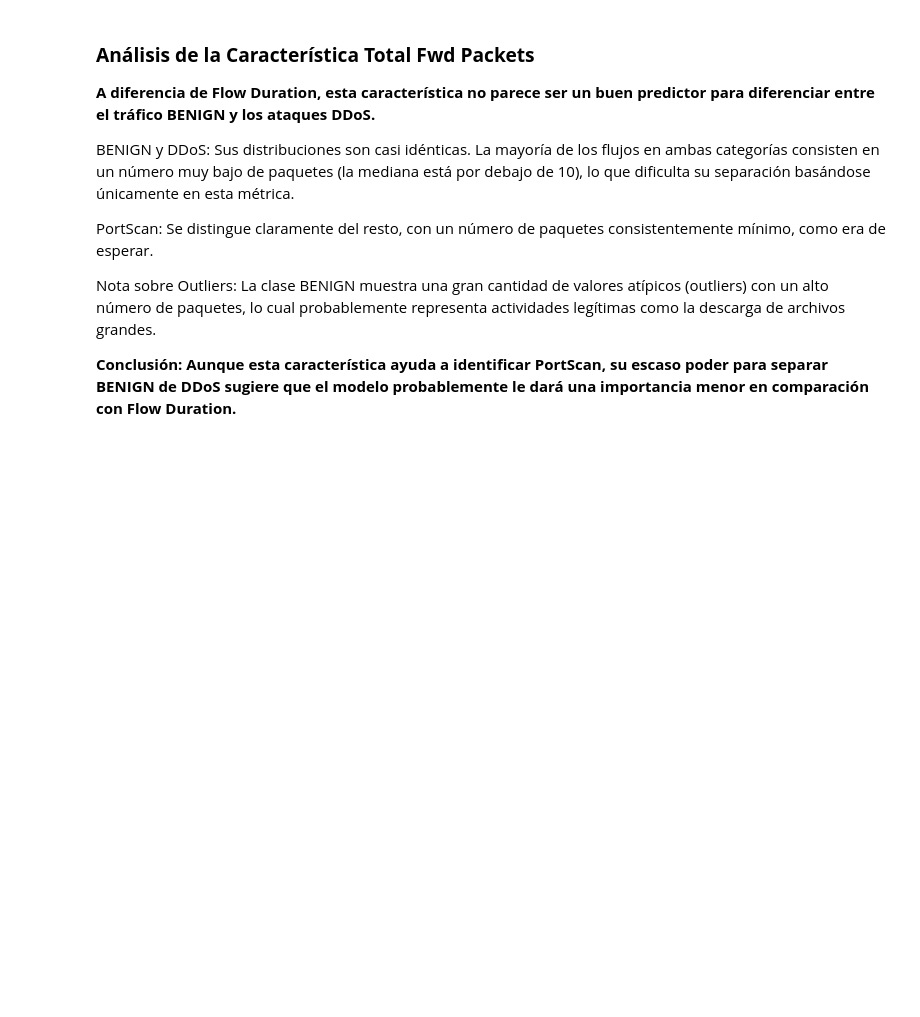
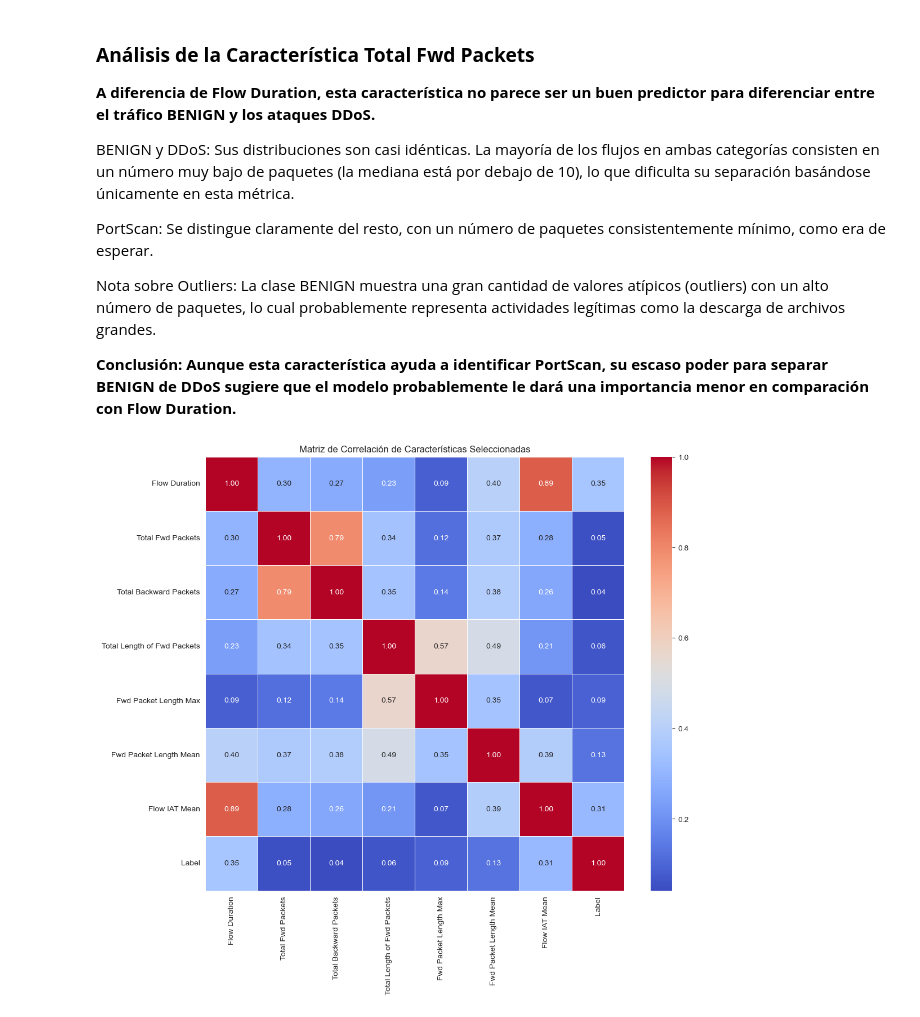
Before and after one commit to mauucrv/Detector-De-Intrusiones, a Jupyter notebook: notebooks/01_exploratory_data_analysis.ipynb, the cells around one changed output. Drawn from its saved outputs; the diff is of its cells as text; code cells hidden in the pictures; blank space fills up the shorter version.

Commit message:
feat: Analiza la correlación entre características clave

```diff
--- a/notebooks/01_exploratory_data_analysis.ipynb
+++ b/notebooks/01_exploratory_data_analysis.ipynb
@@ -171,3 +171,28 @@ PortScan: Se distingue claramente del resto, con un número de paquetes consiste
 Nota sobre Outliers: La clase BENIGN muestra una gran cantidad de valores atípicos (outliers) con un alto número de paquetes, lo cual probablemente representa actividades legítimas como la descarga de archivos grandes.
 
 **Conclusión: Aunque esta característica ayuda a identificar PortScan, su escaso poder para separar BENIGN de DDoS sugiere que el modelo probablemente le dará una importancia menor en comparación con Flow Duration.**
+# %%
+# Matriz de Correlación
+
+# Se selecciona un subconjunto de características interesantes (Incluimos las que ya se analizaron y algunas nuevas)
+features_interesantes = [
+    'Flow Duration',
+    'Total Fwd Packets',
+    'Total Backward Packets',
+    'Total Length of Fwd Packets',
+    'Fwd Packet Length Max',
+    'Fwd Packet Length Mean',
+    'Flow IAT Mean',
+    'Label' # Incluimos la variable objetivo para ver cómo se relaciona
+]
+
+# Se calcula la matriz de correlación (Usamos .factorize()[0] para convertir 'Label' a números)
+correlation_matrix = df[features_interesantes].apply(lambda x: x.factorize()[0]).corr()
+
+# 3. Visualiza la matriz con un mapa de calor
+plt.figure(figsize = (12, 10))
+sns.heatmap(correlation_matrix, annot = True, cmap = 'coolwarm', fmt = '.2f', linewidths = .5)
+plt.title('Matriz de Correlación de Características Seleccionadas')
+plt.show()
+# %% [output]
+[figure, added]
```
Also changed, not shown: parts of 1 cell of this notebook.
